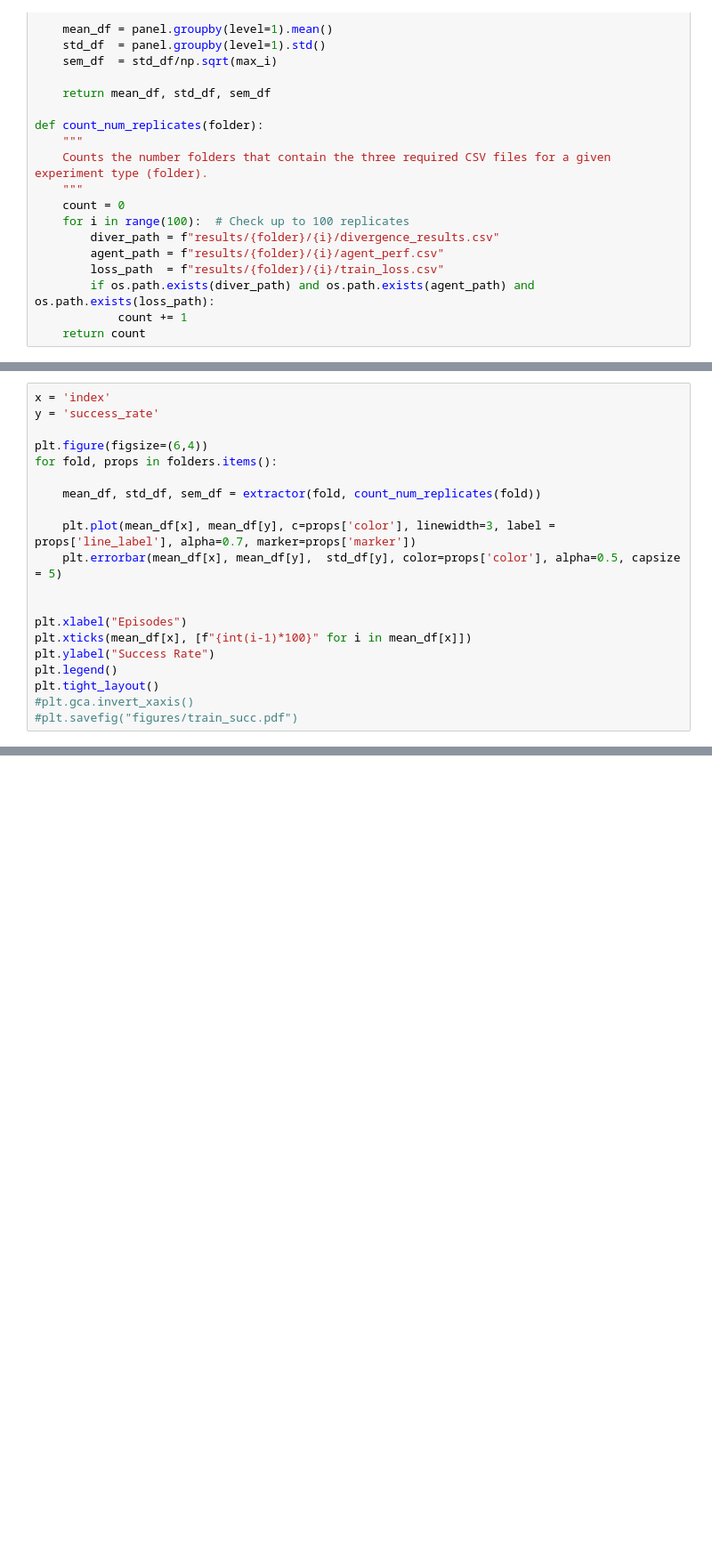
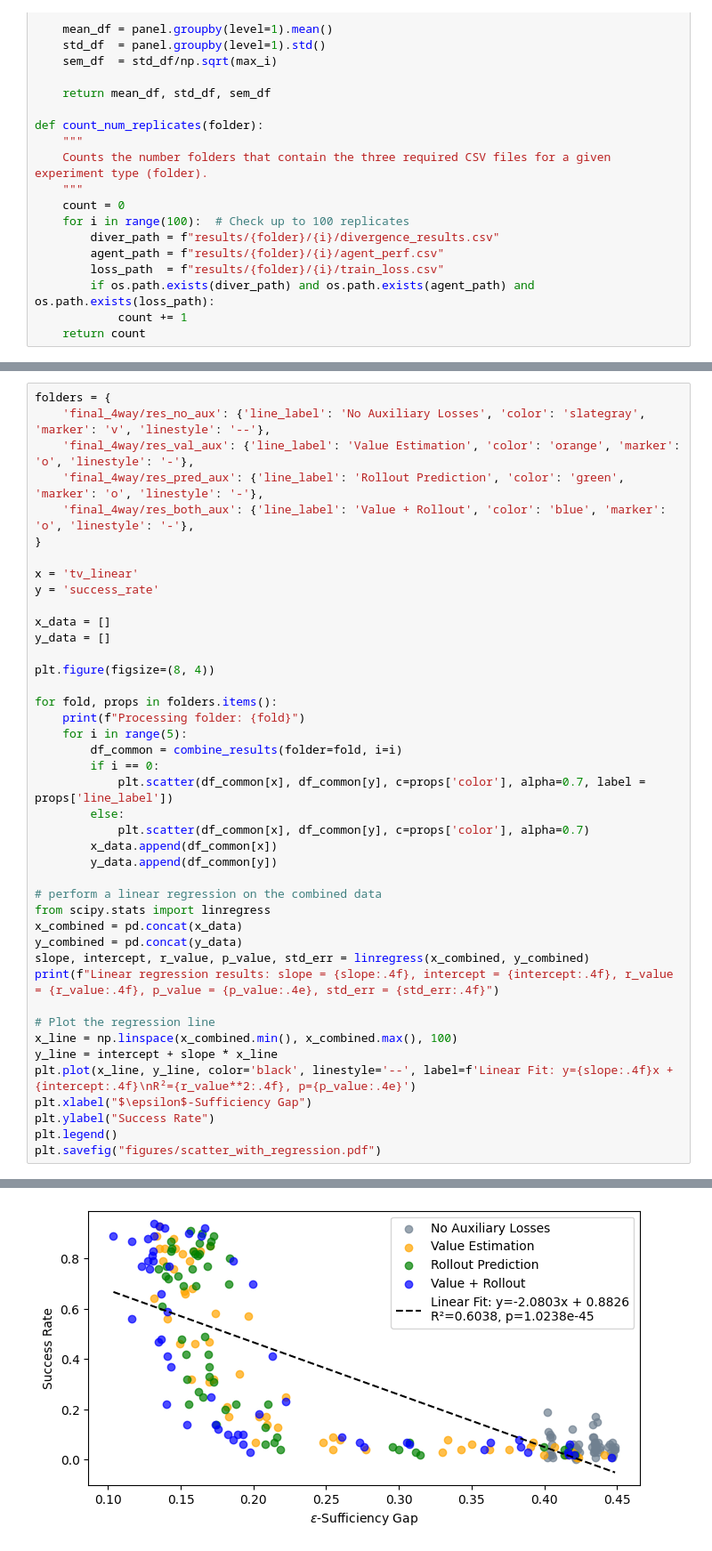
Before and after one commit to dkornai/emergent-beliefs, a Jupyter notebook: analyse.ipynb, the cells around one changed output, grey strips where cells are left out. Shown at 89% size. Cells and saved outputs as stored; diff of their text form; blank space fills up the shorter version.

```diff
--- a/analyse.ipynb
+++ b/analyse.ipynb
@@ -89,20 +117,0 @@ plt.tight_layout()
-# %%
-x = 'index'
-y = 'success_rate'
-
-plt.figure(figsize=(6,4))
-for fold, props in folders.items():
-
-    mean_df, std_df, sem_df = extractor(fold, count_num_replicates(fold))
-
-    plt.plot(mean_df[x], mean_df[y], c=props['color'], linewidth=3, label = props['line_label'], alpha=0.7, marker=props['marker'])
-    plt.errorbar(mean_df[x], mean_df[y],  std_df[y], color=props['color'], alpha=0.5, capsize = 5)
-
-
-plt.xlabel("Episodes")
-plt.xticks(mean_df[x], [f"{int(i-1)*100}" for i in mean_df[x]])
-plt.ylabel("Success Rate")
-plt.legend()
-plt.tight_layout()
-#plt.gca.invert_xaxis()
-#plt.savefig("figures/train_succ.pdf")
@@ -246,0 +120,43 @@ t-test between Multiple Vπ and Multiple Vπ + Obs Pred: t-statistic = 2.2685, p
+# %%
+folders = {
+    'final_4way/res_no_aux': {'line_label': 'No Auxiliary Losses', 'color': 'slategray', 'marker': 'v', 'linestyle': '--'},
+    'final_4way/res_val_aux': {'line_label': 'Value Estimation', 'color': 'orange', 'marker': 'o', 'linestyle': '-'},
+    'final_4way/res_pred_aux': {'line_label': 'Rollout Prediction', 'color': 'green', 'marker': 'o', 'linestyle': '-'},
+    'final_4way/res_both_aux': {'line_label': 'Value + Rollout', 'color': 'blue', 'marker': 'o', 'linestyle': '-'},
+}
+
+x = 'tv_linear'
+y = 'success_rate'
+
+x_data = []
+y_data = []
+
+plt.figure(figsize=(8, 4))
+
+for fold, props in folders.items():
+    print(f"Processing folder: {fold}")
+    for i in range(5):
+        df_common = combine_results(folder=fold, i=i)
+        if i == 0:
+            plt.scatter(df_common[x], df_common[y], c=props['color'], alpha=0.7, label = props['line_label'])
+        else:
+            plt.scatter(df_common[x], df_common[y], c=props['color'], alpha=0.7)
+        x_data.append(df_common[x])
+        y_data.append(df_common[y])
+
+# perform a linear regression on the combined data
+from scipy.stats import linregress
+x_combined = pd.concat(x_data)
+y_combined = pd.concat(y_data)
+slope, intercept, r_value, p_value, std_err = linregress(x_combined, y_combined)
+print(f"Linear regression results: slope = {slope:.4f}, intercept = {intercept:.4f}, r_value = {r_value:.4f}, p_value = {p_value:.4e}, std_err = {std_err:.4f}")
+
+# Plot the regression line
+x_line = np.linspace(x_combined.min(), x_combined.max(), 100)
+y_line = intercept + slope * x_line
+plt.plot(x_line, y_line, color='black', linestyle='--', label=f'Linear Fit: y={slope:.4f}x + {intercept:.4f}\nR²={r_value**2:.4f}, p={p_value:.4e}')
+plt.xlabel("$\epsilon$-Sufficiency Gap")
+plt.ylabel("Success Rate")
+plt.legend()
+plt.savefig("figures/scatter_with_regression.pdf")
+# %% [output]
@@ -246,0 +168 @@ t-test between Multiple Vπ and Multiple Vπ + Obs Pred: t-statistic = 2.2685, p
+[figure, added]
```
Also changed, not shown: parts of 12 cells of this notebook, 15 other files.
